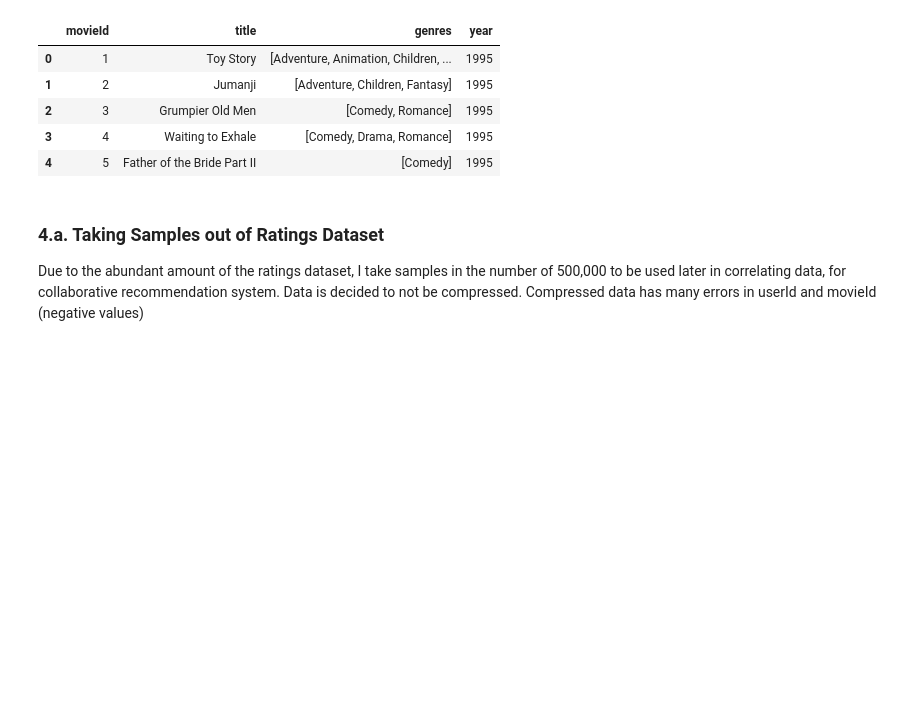
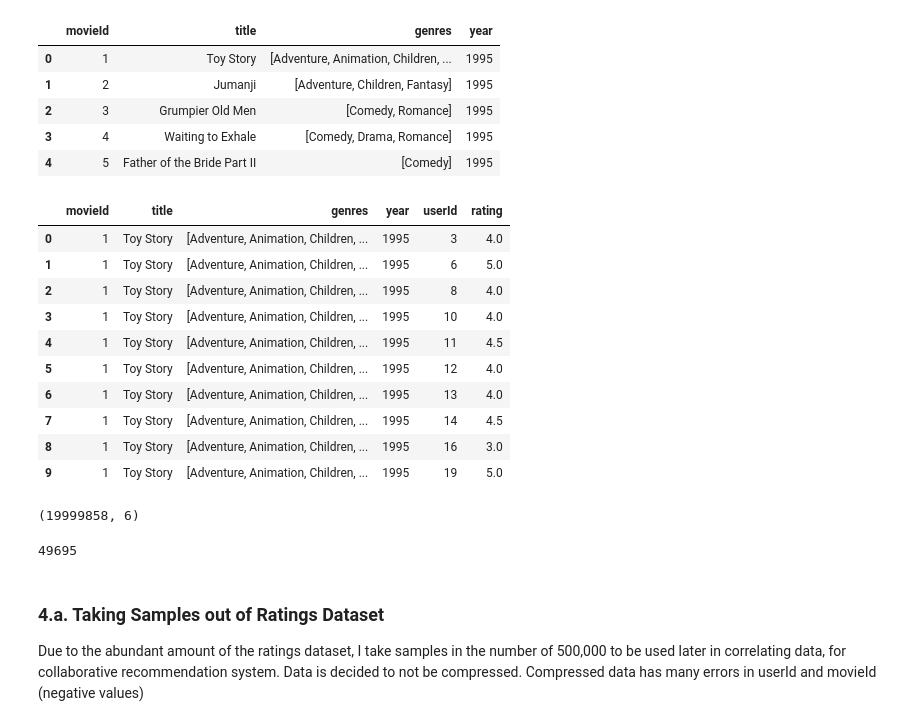
Before and after one commit to harashtaht/MovieRecommendation, a Jupyter notebook: movierecom_init.ipynb, the cells around one changed output. Cells and saved outputs as stored; diff of their text form; code cells hidden in the pictures; blank space fills up the shorter version.

Commit message:
Merge DF

```diff
--- a/movierecom_init.ipynb
+++ b/movierecom_init.ipynb
@@ -158,6 +158,31 @@ moviesNu.head()
 | 2 | 3 | Grumpier Old Men | [Comedy, Romance] | 1995 |
 | 3 | 4 | Waiting to Exhale | [Comedy, Drama, Romance] | 1995 |
 | 4 | 5 | Father of the Bride Part II | [Comedy] | 1995 |
+# %%
+# Combine the two dataframes into one
+
+data = pd.merge(moviesNu, ratings)
+data.head(10)
+# %% [output]
+|  | movieId | title | genres | year | userId | rating |
+| 0 | 1 | Toy Story | [Adventure, Animation, Children, ... | 1995 | 3 | 4.0 |
+| 1 | 1 | Toy Story | [Adventure, Animation, Children, ... | 1995 | 6 | 5.0 |
+| 2 | 1 | Toy Story | [Adventure, Animation, Children, ... | 1995 | 8 | 4.0 |
+| 3 | 1 | Toy Story | [Adventure, Animation, Children, ... | 1995 | 10 | 4.0 |
+| 4 | 1 | Toy Story | [Adventure, Animation, Children, ... | 1995 | 11 | 4.5 |
+| 5 | 1 | Toy Story | [Adventure, Animation, Children, ... | 1995 | 12 | 4.0 |
+| 6 | 1 | Toy Story | [Adventure, Animation, Children, ... | 1995 | 13 | 4.0 |
+| 7 | 1 | Toy Story | [Adventure, Animation, Children, ... | 1995 | 14 | 4.5 |
+| 8 | 1 | Toy Story | [Adventure, Animation, Children, ... | 1995 | 16 | 3.0 |
+| 9 | 1 | Toy Story | [Adventure, Animation, Children, ... | 1995 | 19 | 5.0 |
+# %%
+data.shape
+# %% [output]
+(19999858, 6)
+# %%
+data[data.movieId == 1]['rating'].count()
+# %% [output]
+49695
 # %% [markdown]
 ### 4.a. Taking Samples out of Ratings Dataset
 
```
